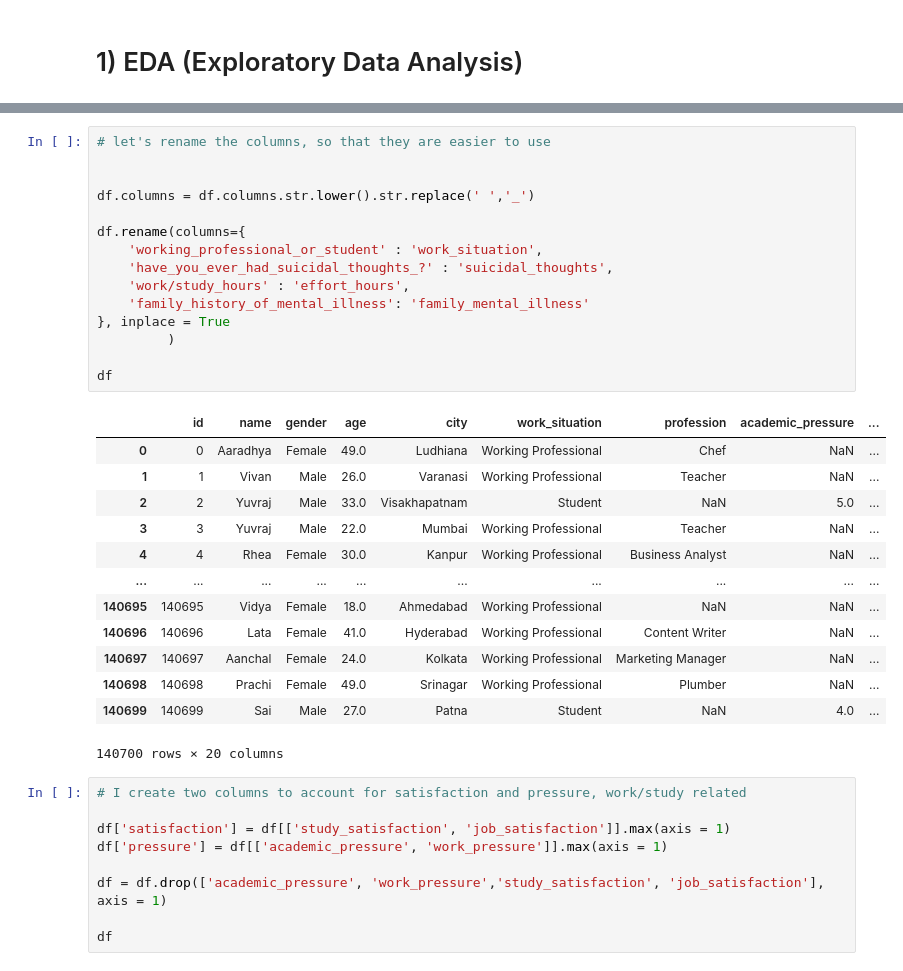
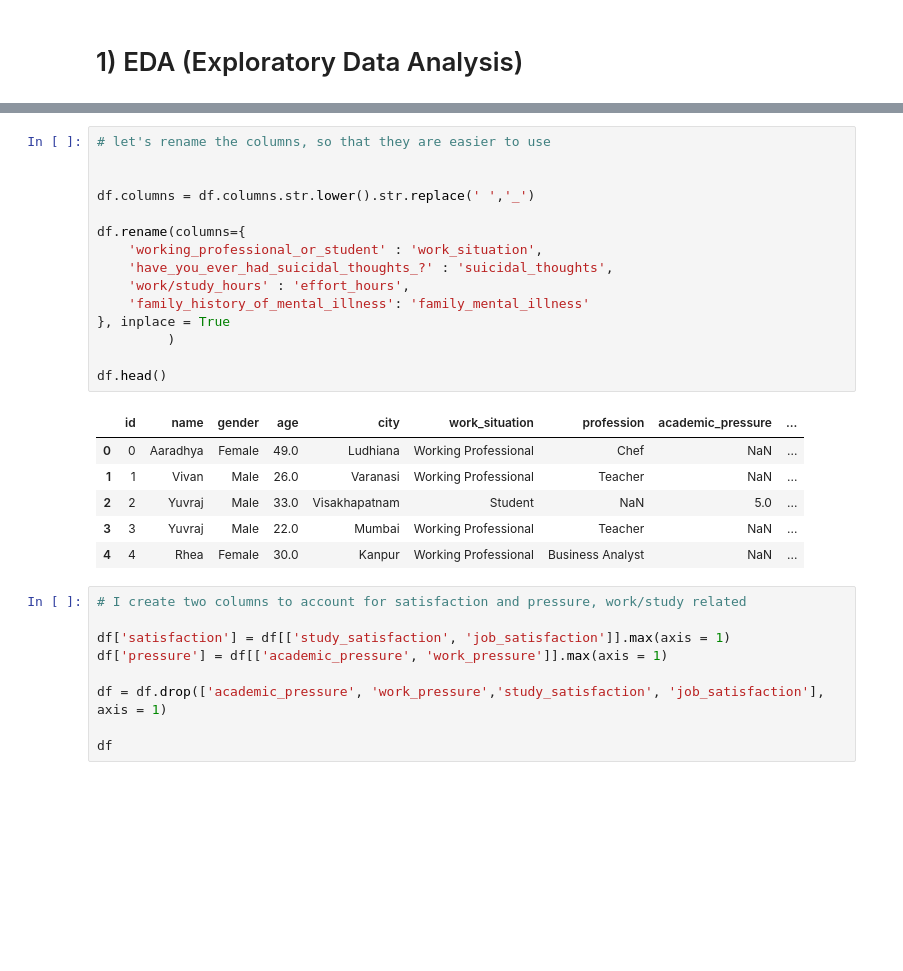
Before and after one commit to sampontiroli/projects, a Jupyter notebook: exploring-mental-health-eda.ipynb, the cells around one changed output, grey strips where cells are left out. Cells and saved outputs as stored; diff of their text form; blank space fills up the shorter version.

```diff
--- a/exploring-mental-health-eda.ipynb
+++ b/exploring-mental-health-eda.ipynb
@@ -47,32 +47,25 @@ df.describe()
 # %%
 # let's rename the columns, so that they are easier to use
 
 
 df.columns = df.columns.str.lower().str.replace(' ','_')
 
 df.rename(columns={
     'working_professional_or_student' : 'work_situation',
     'have_you_ever_had_suicidal_thoughts_?' : 'suicidal_thoughts',
     'work/study_hours' : 'effort_hours',
     'family_history_of_mental_illness': 'family_mental_illness'
 }, inplace = True
          )
 
-df
+df.head()
 # %% [output]
 |  | id | name | gender | age | city | work_situation | profession | academic_pressure | ... |
 | 0 | 0 | Aaradhya | Female | 49.0 | Ludhiana | Working Professional | Chef | NaN | ... |
 | 1 | 1 | Vivan | Male | 26.0 | Varanasi | Working Professional | Teacher | NaN | ... |
 | 2 | 2 | Yuvraj | Male | 33.0 | Visakhapatnam | Student | NaN | 5.0 | ... |
 | 3 | 3 | Yuvraj | Male | 22.0 | Mumbai | Working Professional | Teacher | NaN | ... |
 | 4 | 4 | Rhea | Female | 30.0 | Kanpur | Working Professional | Business Analyst | NaN | ... |
-| ... | ... | ... | ... | ... | ... | ... | ... | ... | ... |
-| 140695 | 140695 | Vidya | Female | 18.0 | Ahmedabad | Working Professional | NaN | NaN | ... |
-| 140696 | 140696 | Lata | Female | 41.0 | Hyderabad | Working Professional | Content Writer | NaN | ... |
-| 140697 | 140697 | Aanchal | Female | 24.0 | Kolkata | Working Professional | Marketing Manager | NaN | ... |
-| 140698 | 140698 | Prachi | Female | 49.0 | Srinagar | Working Professional | Plumber | NaN | ... |
-| 140699 | 140699 | Sai | Male | 27.0 | Patna | Student | NaN | 4.0 | ... |
-140700 rows × 20 columns
 # %%
 # I create two columns to account for satisfaction and pressure, work/study related
 
```
Also changed, not shown: parts of 13 cells of this notebook.
